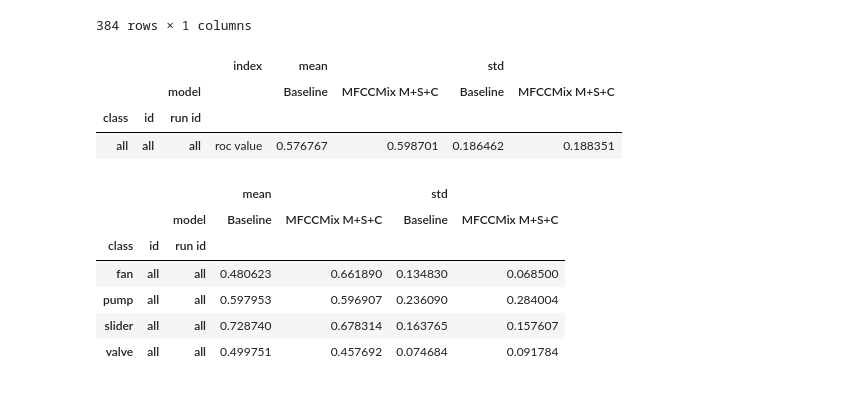
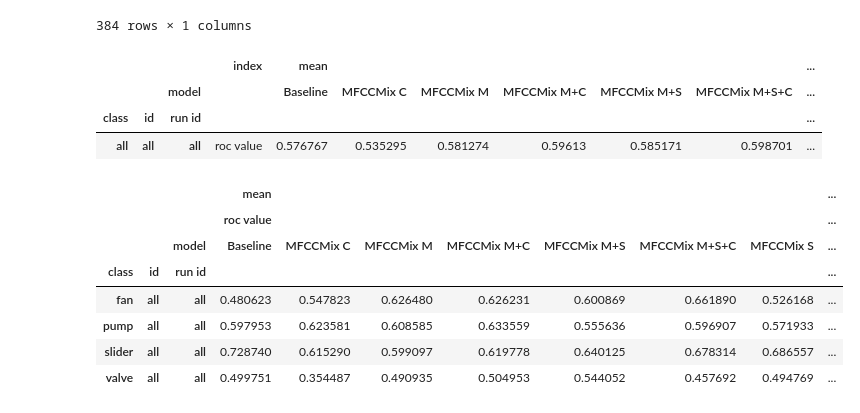
Before and after one commit to IoTDataAtelier/mtsa, a Jupyter notebook: examples/analysis.ipynb, the cells around one changed output. Saved outputs shown, nothing was run; the diff lists cells and outputs as text; code cells hidden in the pictures.

```diff
--- a/examples/analysis.ipynb
+++ b/examples/analysis.ipynb
@@ -18,13 +18,12 @@ def get_df_class_id_model(df):
     return df
 
 
-def get_df_aggregate(df, index, df_slice=None):
+def get_df_aggregate(df, index, values, df_slice=None):
     if df_slice:
         df = df.loc[df_slice]
     all_index = ['class', 'id', 'run id']
-    values = 'roc value'
     columns = 'model'
-    aggfunc = ['mean', 'std']
+    aggfunc = ['mean']
     df = df.reset_index()
     df = df.pivot_table(index=index, values=values, aggfunc=aggfunc, columns=columns)
     for i in all_index:
@@ -60,6 +59,6 @@ df_individual
 |  |  |  | 2 | 95.368363 | 31.551257 | 0.917800 |
 384 rows × 3 columns
 # %%
-df_slice = (slice(None), slice(None), ['Baseline', 'MFCCMix M+S+C'])
+df_slice = (slice(None), slice(None), slice(None))
 # %%
 index = []
@@ -153,22 +159,25 @@ df_combined
 384 rows × 1 columns
 # %%
 index = []
-df_combined_agg = get_df_aggregate(df_combined, index, df_slice)
+values = ['roc value']
+df_combined_agg = get_df_aggregate(df_combined, index, values, df_slice)
 df_combined_agg
 # %% [output]
-|  |  |  | index | mean |  | std |  |
-|  |  | model |  | Baseline | MFCCMix M+S+C | Baseline | MFCCMix M+S+C |
-| class | id | run id |  |  |  |  |  |
-| all | all | all | roc value | 0.576767 | 0.598701 | 0.186462 | 0.188351 |
+|  |  |  | index | mean |  |  |  |  |  | ... |
+|  |  | model |  | Baseline | MFCCMix C | MFCCMix M | MFCCMix M+C | MFCCMix M+S | MFCCMix M+S+C | ... |
+| class | id | run id |  |  |  |  |  |  |  | ... |
+| all | all | all | roc value | 0.576767 | 0.535295 | 0.581274 | 0.59613 | 0.585171 | 0.598701 | ... |
 # %%
 index = ['class']
-df_combined_agg = get_df_aggregate(df_combined, index, df_slice)
+values = ['roc value']
+df_combined_agg = get_df_aggregate(df_combined, index, values, df_slice)
 df_combined_agg
 # %% [output]
-|  |  |  | mean |  | std |  |
-|  |  | model | Baseline | MFCCMix M+S+C | Baseline | MFCCMix M+S+C |
-| class | id | run id |  |  |  |  |
-| fan | all | all | 0.480623 | 0.661890 | 0.134830 | 0.068500 |
-| pump | all | all | 0.597953 | 0.596907 | 0.236090 | 0.284004 |
-| slider | all | all | 0.728740 | 0.678314 | 0.163765 | 0.157607 |
-| valve | all | all | 0.499751 | 0.457692 | 0.074684 | 0.091784 |
+|  |  |  | mean |  |  |  |  |  |  | ... |
+|  |  |  | roc value |  |  |  |  |  |  | ... |
+|  |  | model | Baseline | MFCCMix C | MFCCMix M | MFCCMix M+C | MFCCMix M+S | MFCCMix M+S+C | MFCCMix S | ... |
+| class | id | run id |  |  |  |  |  |  |  | ... |
+| fan | all | all | 0.480623 | 0.547823 | 0.626480 | 0.626231 | 0.600869 | 0.661890 | 0.526168 | ... |
+| pump | all | all | 0.597953 | 0.623581 | 0.608585 | 0.633559 | 0.555636 | 0.596907 | 0.571933 | ... |
+| slider | all | all | 0.728740 | 0.615290 | 0.599097 | 0.619778 | 0.640125 | 0.678314 | 0.686557 | ... |
+| valve | all | all | 0.499751 | 0.354487 | 0.490935 | 0.504953 | 0.544052 | 0.457692 | 0.494769 | ... |
```
Also changed, not shown: parts of 7 cells of this notebook, 1 other file.
